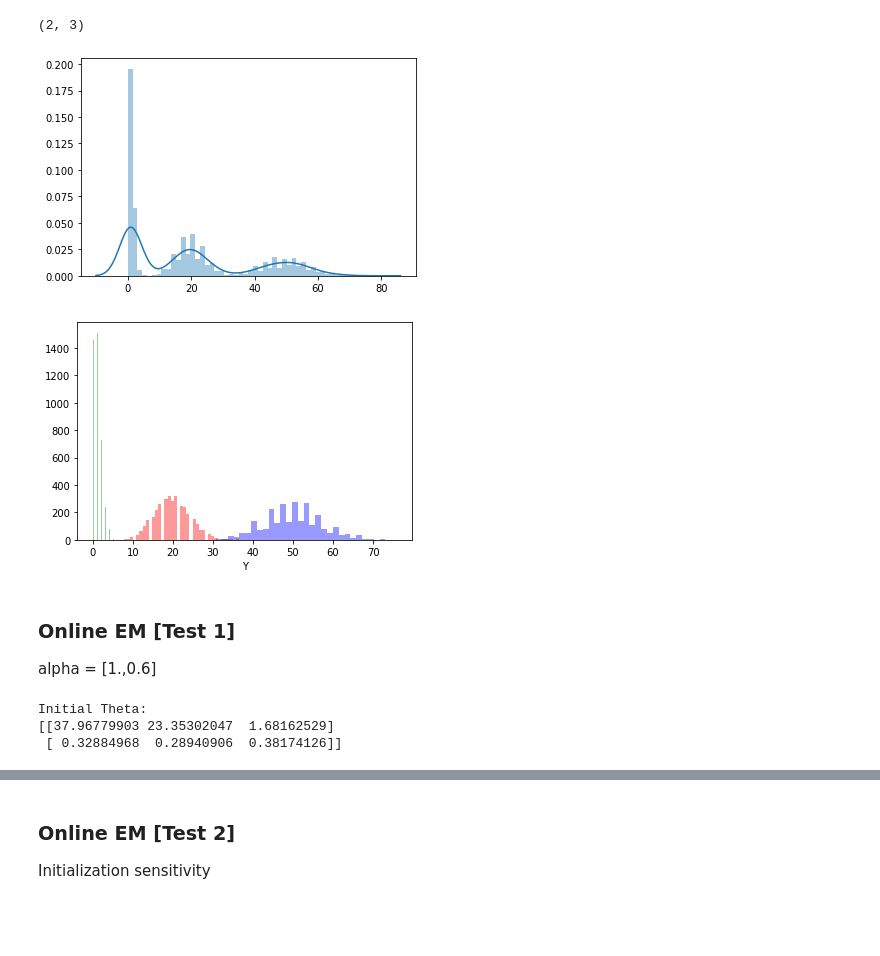
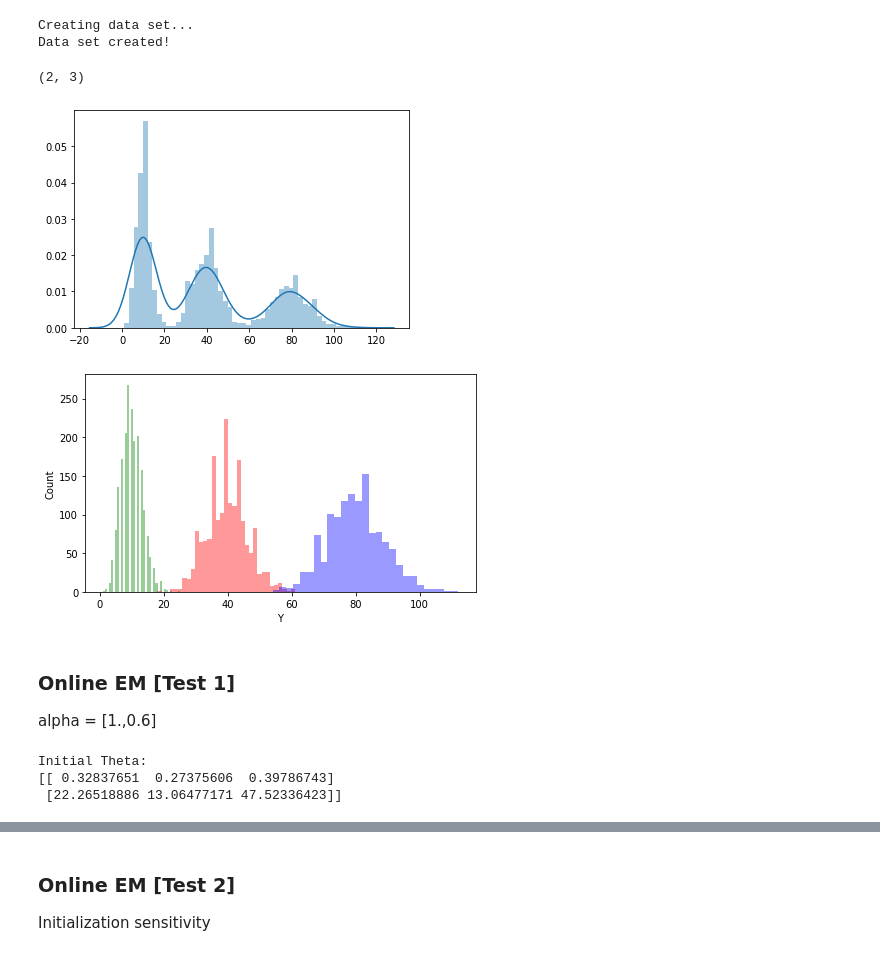
Before and after one commit to surendhar091992/Online-EM-Algo, a Jupyter notebook: test.ipynb, the cells around one changed output, grey strips where cells are left out. Cells and saved outputs as stored; diff of their text form; code cells hidden in the pictures; blank space fills up the shorter version.

Commit message:
Playing with notebook to plot nice figures

```diff
--- a/test.ipynb
+++ b/test.ipynb
@@ -16,21 +16,18 @@ def change_order(theta):
 from mixture_poisson import poisson_random_param, sample_poisson, poisson_s_bar, poisson_theta_bar
 from online_EM import online_EM,online_EM2
 from batch_EM import batch_EM
-# Parameters
-n = 10000  # Size of the data set
-m = 3 # Number of clusters
-max_l = 50 # Maximum possible value for parameter lambda of Poisson
-
-# Random parameters
-l, p = poisson_random_param(m, max_l) # Ground truth
-
-# Manual parameters
-l = [1,20,50]
-p = [0.4,0.35,0.25]
+n = 5000  # Size of the data set
+m = 3
+max_l = 100
+l = [10, 40, 80]
+p = [0.4, 0.35, 0.25]
 theta_true = np.array([p, l])
-
-# Data set
+print('Creating data set...')
 Y, W = sample_poisson(n, l, p)
+print('Data set created!\n')
+# %% [output]
+Creating data set...
+Data set created!
 # %%
 theta_true.shape
 # %% [output]
@@ -38,36 +35,41 @@ theta_true.shape
 # %%
 ax = sns.distplot(Y,kde=True,bins=50)
 # %% [output]
-[figure, old version]
+[figure, new version]
 # %%
 # visualize data set
 data = pd.DataFrame({'Y':Y,'W':W})
 colors = ['g','r','b']
 
+plt.figure(figsize=(7,4))
 for i in range(m):
     ax = sns.distplot(data[data['W']==i]['Y'],kde=False,norm_hist=False,\
                       color = colors[i%len(colors)],label='Group{}'.format(i))
+plt.ylabel('Count')
+plt.savefig('poisson-data-dist.png')
 # %% [output]
-[figure, old version]
+[figure, new version]
 # %% [markdown]
 ### Online EM [Test 1]
 alpha = [1.,0.6]
 # %%
 # Initialization
 p_init, l_init = poisson_random_param(m, max_l)
+# p_init = np.ones(m)/m
+# l_init = max_l/2 * np.ones(m) + np.random.rand(3)
 theta_init = np.array([p_init, l_init])
 print(f"Initial Theta:\n{theta_init}")
 
 # Stochastic Parameters
-gamma_0 = 1
+gamma_0 = [1, 1]
 alphas = [1.,0.6]
-gamma1 = np.array([gamma_0 * np.power(l, -alphas[0]) for l in range(1, n+1)])
-gamma2 = np.array([gamma_0 * np.power(l, -alphas[1]) for l in range(1, n+1)])
+gamma1 = np.array([gamma_0[0] * np.power(l, -alphas[0]) for l in range(1, n+1)])
+gamma2 = np.array([gamma_0[1] * np.power(l, -alphas[1]) for l in range(1, n+1)])
 #gamma3 = np.array([gamma_0 * np.power(l, -alphas[2]) for l in range(1, n+1)])
 # %% [output]
 Initial Theta:
-[[37.96779903 23.35302047  1.68162529]
- [ 0.32884968  0.28940906  0.38174126]]
+[[ 0.32837651  0.27375606  0.39786743]
+ [22.26518886 13.06477171 47.52336423]]
 # %%
 s_g1, theta_g1, all_theta_g1 = online_EM(Y, theta_init, gamma1, \
                                          poisson_s_bar, poisson_theta_bar, save_iter_theta = True)
```
Also changed, not shown: parts of 14 cells of this notebook.
